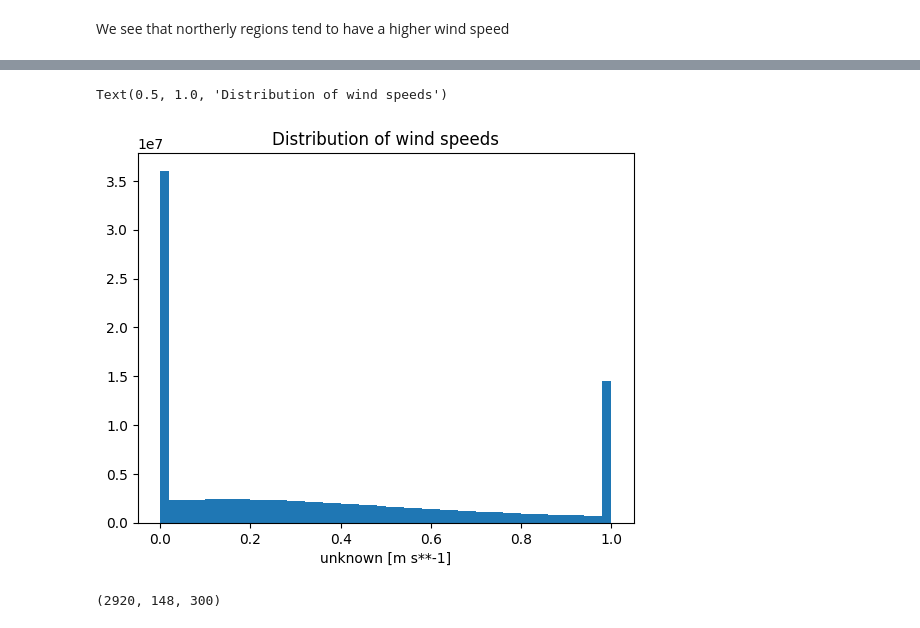
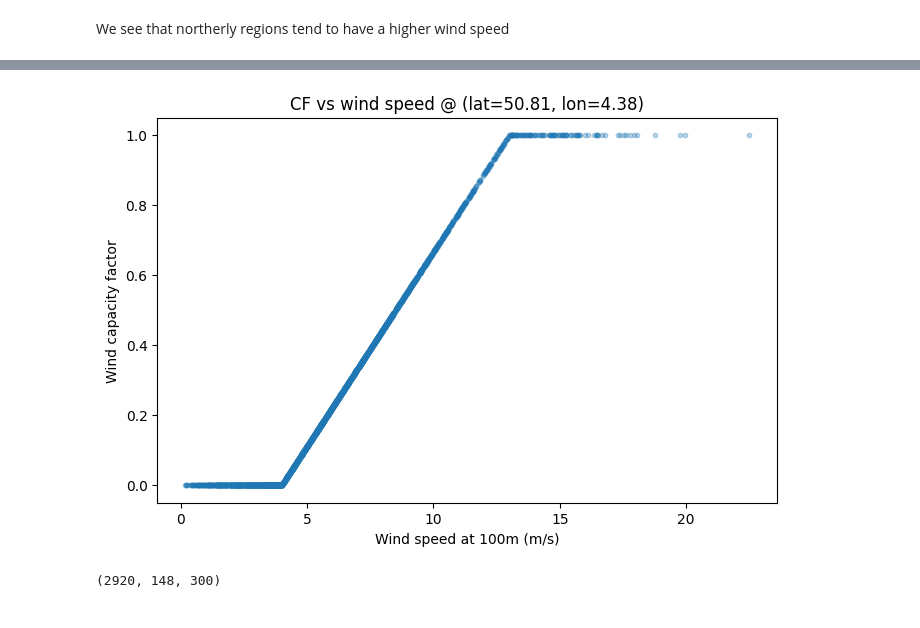
Before and after one commit to victorelgersma/dafs, a Jupyter notebook: final_assignment/AssignmentESMFinal.ipynb, the cells around one changed output, grey strips where cells are left out. Saved outputs shown, nothing was run; the diff lists cells and outputs as text; code cells hidden in the pictures.

```diff
--- a/final_assignment/AssignmentESMFinal.ipynb
+++ b/final_assignment/AssignmentESMFinal.ipynb
@@ -390,27 +408,22 @@ era5["cf_wind"] = calculate_cfactor_wind(era5)
 # %%
-# Similarly we can plot a distribution of wind capacity factor:
-
 import matplotlib.pyplot as plt
 
+lat0, lon0 = 50.85, 4.35  # example: Brussels-ish; change to your point
 
-import numpy as np
+pt = era5.sel(latitude=lat0, longitude=lon0, method="nearest")
 
+ws = pt["wind_speed_100m"] if "wind_speed_100m" in pt else pt["wind_speed"]
+cf = pt["cf_wind"]
 
-def get_speed(u100, v100):
-    return np.sqrt(u100 * u100 + v100 * v100)
-
-
-(fig, ax) = plt.subplots()
-
-# plot speeds:
-
-
-era5["cf_wind"].plot.hist(bins=50)
-
-ax.set_title("wind capacity factor")
+plt.figure(figsize=(8,5))
+plt.scatter(ws.values, cf.values, s=10, alpha=0.3)
+plt.xlabel("Wind speed at 100m (m/s)")
+plt.ylabel("Wind capacity factor")
+plt.title(f"CF vs wind speed @ (lat={float(pt.latitude.values):.2f}, lon={float(pt.longitude.values):.2f})")
+plt.ylim(-0.05, 1.05)
+plt.show()
 # %% [output]
-Text(0.5, 1.0, 'Distribution of wind speeds')
-[figure, old version]
+[figure, new version]
 # %%
 era5["cf_wind"].shape  # (valid_time, lat, long)
 # %% [output]
```
Also changed, not shown: parts of 37 cells of this notebook, 3 other files.
